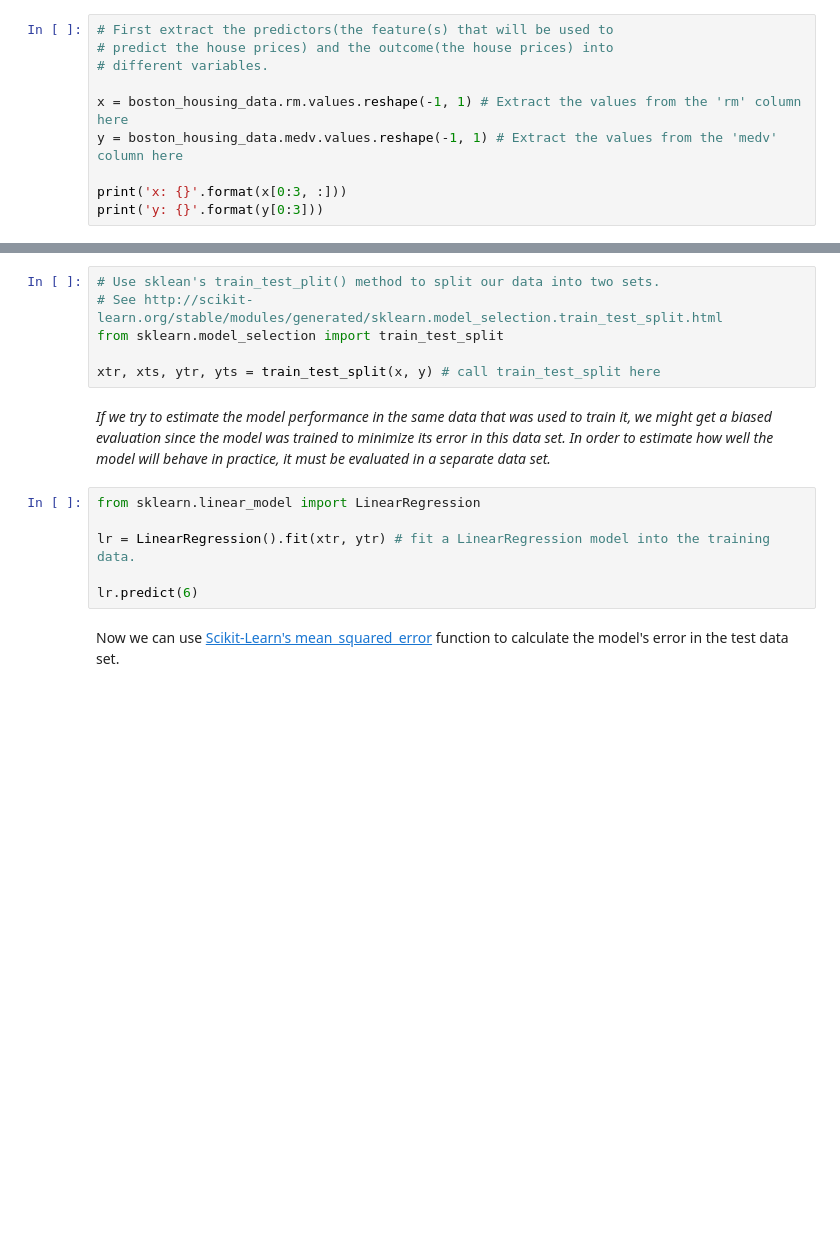
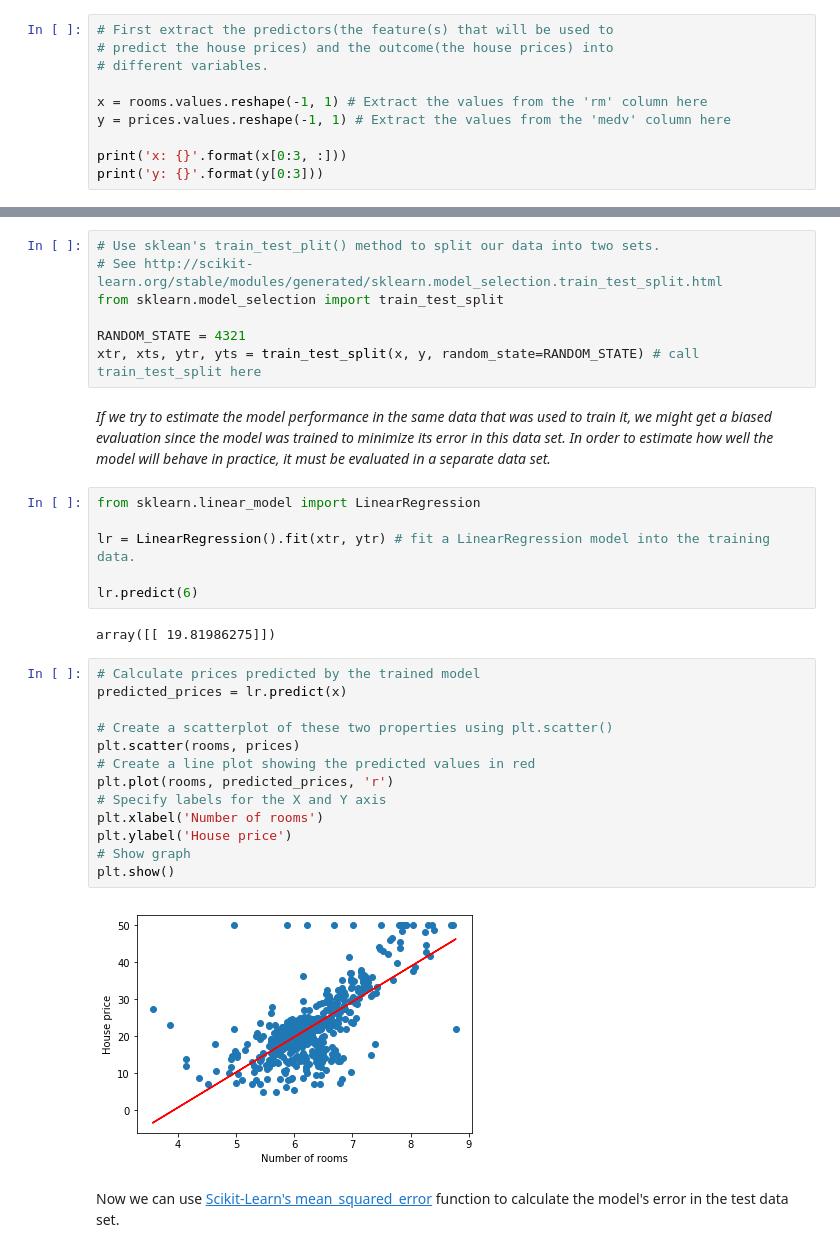
Before and after one commit to ffmmjj/intro_to_data_science_workshop, a Jupyter notebook: solutions/01-Boston housing prices prediction.ipynb, the cells around one changed output, grey strips where cells are left out. Saved outputs shown, nothing was run; the diff lists cells and outputs as text; blank space fills up the shorter version.

Commit message:
Add random_state and graph showing linear regression results

```diff
--- a/solutions/01-Boston housing prices prediction.ipynb
+++ b/solutions/01-Boston housing prices prediction.ipynb
@@ -106,8 +164,8 @@ The example below builds a LinearRegression model using the average number of ro
 # predict the house prices) and the outcome(the house prices) into
 # different variables.
 
-x = boston_housing_data.rm.values.reshape(-1, 1) # Extract the values from the 'rm' column here
-y = boston_housing_data.medv.values.reshape(-1, 1) # Extract the values from the 'medv' column here
+x = rooms.values.reshape(-1, 1) # Extract the values from the 'rm' column here
+y = prices.values.reshape(-1, 1) # Extract the values from the 'medv' column here
 
 print('x: {}'.format(x[0:3, :]))
 print('y: {}'.format(y[0:3]))
@@ -120,7 +185,8 @@ Now that we have the dataset isolated into predictor and outcome variables, they
 # See http://scikit-learn.org/stable/modules/generated/sklearn.model_selection.train_test_split.html
 from sklearn.model_selection import train_test_split
 
-xtr, xts, ytr, yts = train_test_split(x, y) # call train_test_split here
+RANDOM_STATE = 4321
+xtr, xts, ytr, yts = train_test_split(x, y, random_state=RANDOM_STATE) # call train_test_split here
 # %% [markdown]
 *If we try to estimate the model performance in the same data that was used to train it, we might get a biased evaluation since the model was trained to minimize its error in this data set. In order to estimate how well the model will behave in practice, it must be evaluated in a separate data set.*
 # %%
@@ -129,6 +195,23 @@ from sklearn.linear_model import LinearRegression
 lr = LinearRegression().fit(xtr, ytr) # fit a LinearRegression model into the training data.
 
 lr.predict(6)
+# %% [output]
+array([[ 19.81986275]])
+# %%
+# Calculate prices predicted by the trained model
+predicted_prices = lr.predict(x)
+
+# Create a scatterplot of these two properties using plt.scatter()
+plt.scatter(rooms, prices)
+# Create a line plot showing the predicted values in red
+plt.plot(rooms, predicted_prices, 'r')
+# Specify labels for the X and Y axis
+plt.xlabel('Number of rooms')
+plt.ylabel('House price')
+# Show graph
+plt.show()
+# %% [output]
+[figure, added]
 # %% [markdown]
 Now we can use [Scikit-Learn's mean_squared_error](http://scikit-learn.org/stable/modules/generated/sklearn.metrics.mean_squared_error.html) function to calculate the model's error in the test data set.
 # %%
```
Also changed, not shown: parts of 10 cells of this notebook, 1 other file.
